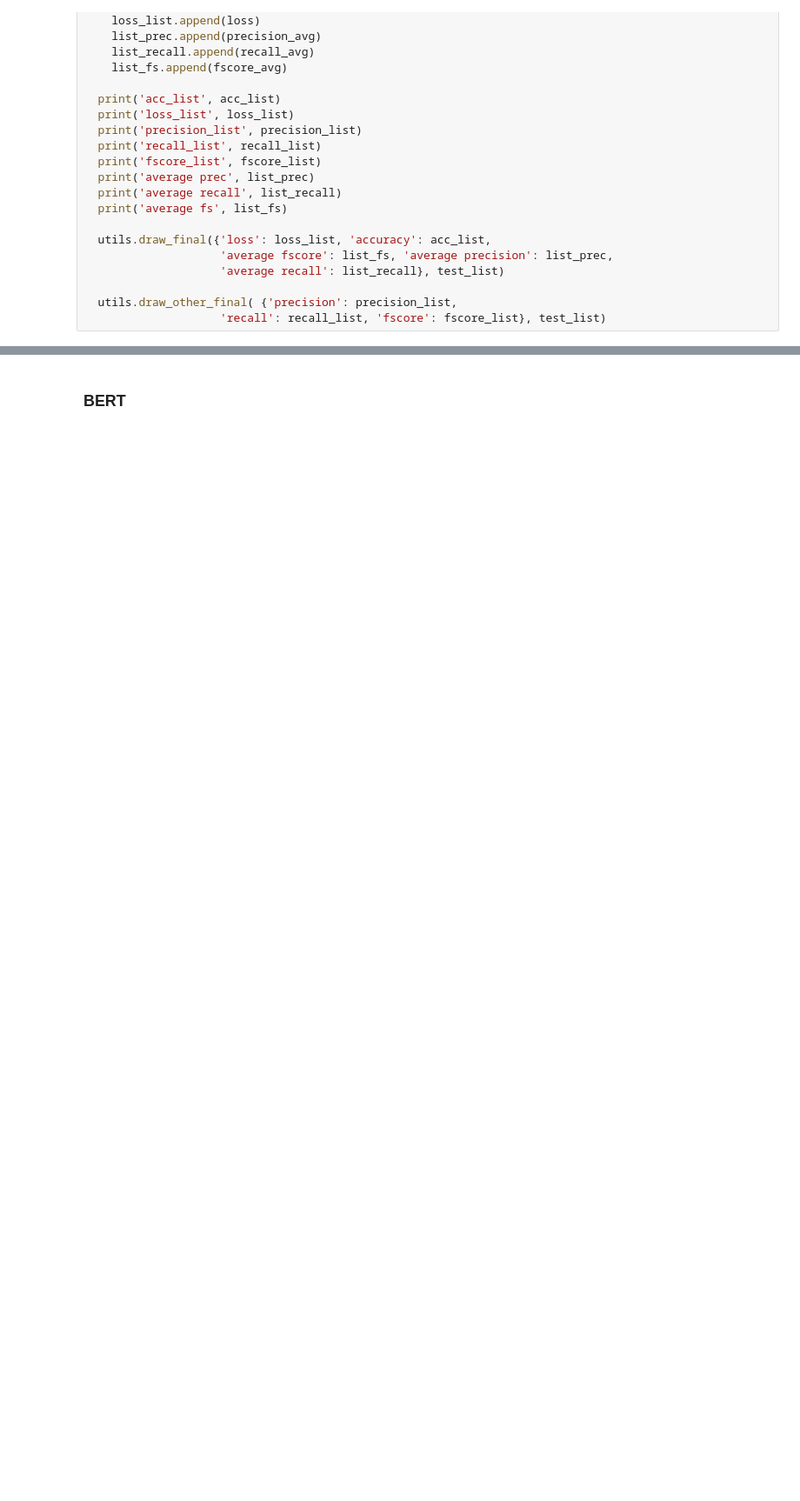
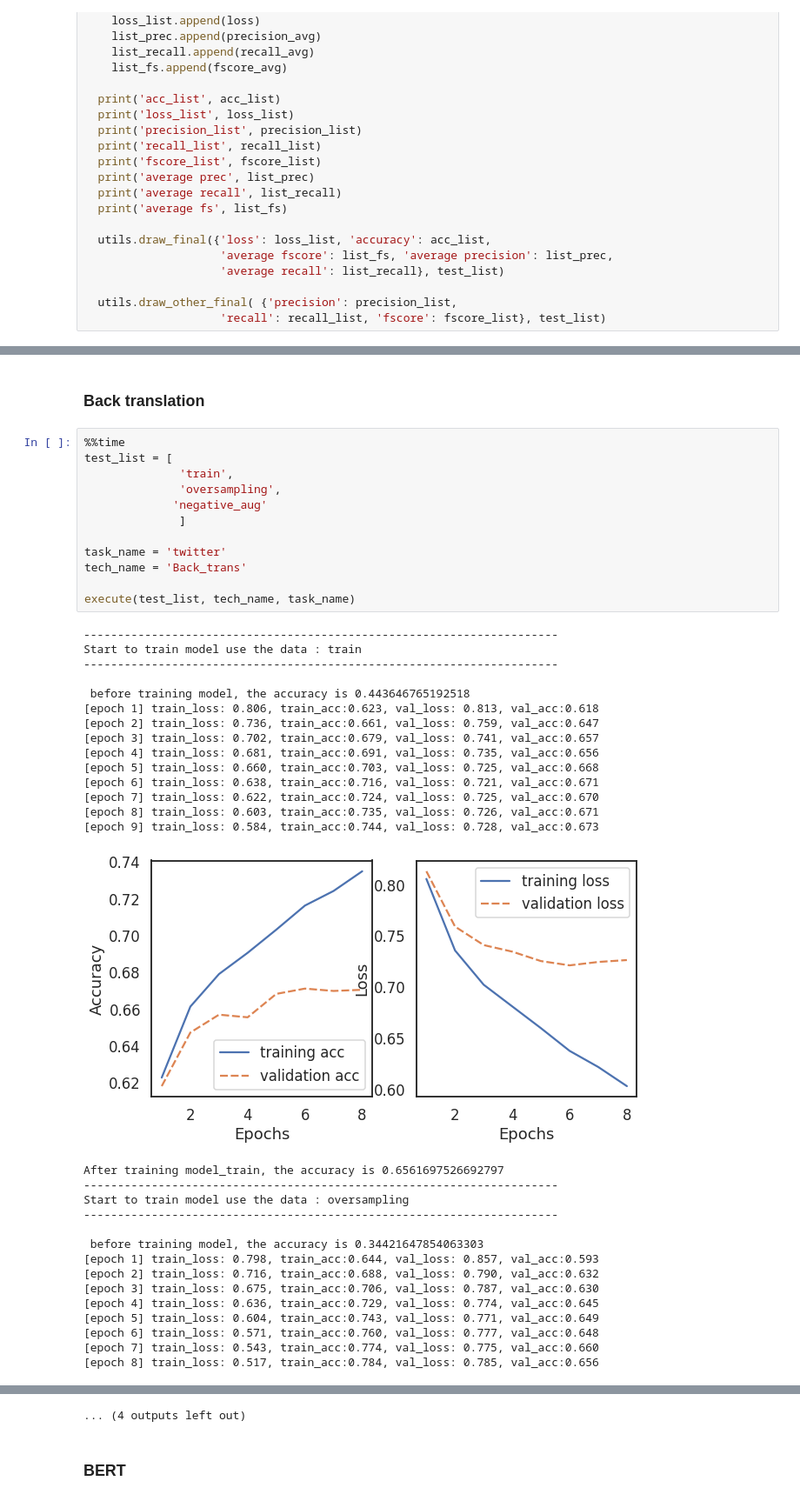
Before and after one commit to Roger-G/Data-augmentation, a Jupyter notebook: Bert_classification.ipynb, the cells around one changed output, grey strips where cells are left out. Shown at 87% size. Drawn from its saved outputs; the diff is of its cells as text; blank space fills up the shorter version.

```diff
--- a/Bert_classification.ipynb
+++ b/Bert_classification.ipynb
@@ -450,0 +682,44 @@ def execute(test_list, tech_name, task_name):
+# %% [markdown]
+### Back translation
+# %%
+%%time
+test_list = [
+              'train',
+              'oversampling',
+             'negative_aug'
+              ]
+
+task_name = 'twitter'
+tech_name = 'Back_trans'
+
+execute(test_list, tech_name, task_name)
+# %% [output]
+----------------------------------------------------------------------
+Start to train model use the data : train
+----------------------------------------------------------------------
+
+ before training model, the accuracy is 0.443646765192518
+[epoch 1] train_loss: 0.806, train_acc:0.623, val_loss: 0.813, val_acc:0.618
+[epoch 2] train_loss: 0.736, train_acc:0.661, val_loss: 0.759, val_acc:0.647
+[epoch 3] train_loss: 0.702, train_acc:0.679, val_loss: 0.741, val_acc:0.657
+[epoch 4] train_loss: 0.681, train_acc:0.691, val_loss: 0.735, val_acc:0.656
+[epoch 5] train_loss: 0.660, train_acc:0.703, val_loss: 0.725, val_acc:0.668
+[epoch 6] train_loss: 0.638, train_acc:0.716, val_loss: 0.721, val_acc:0.671
+[epoch 7] train_loss: 0.622, train_acc:0.724, val_loss: 0.725, val_acc:0.670
+[epoch 8] train_loss: 0.603, train_acc:0.735, val_loss: 0.726, val_acc:0.671
+[epoch 9] train_loss: 0.584, train_acc:0.744, val_loss: 0.728, val_acc:0.673
+[figure, added]
+After training model_train, the accuracy is 0.6561697526692797
+----------------------------------------------------------------------
+Start to train model use the data : oversampling
+----------------------------------------------------------------------
+
+ before training model, the accuracy is 0.34421647854063303
+[epoch 1] train_loss: 0.798, train_acc:0.644, val_loss: 0.857, val_acc:0.593
+[epoch 2] train_loss: 0.716, train_acc:0.688, val_loss: 0.790, val_acc:0.632
+[epoch 3] train_loss: 0.675, train_acc:0.706, val_loss: 0.787, val_acc:0.630
+[epoch 4] train_loss: 0.636, train_acc:0.729, val_loss: 0.774, val_acc:0.645
+[epoch 5] train_loss: 0.604, train_acc:0.743, val_loss: 0.771, val_acc:0.649
+[epoch 6] train_loss: 0.571, train_acc:0.760, val_loss: 0.777, val_acc:0.648
+[epoch 7] train_loss: 0.543, train_acc:0.774, val_loss: 0.775, val_acc:0.660
+[epoch 8] train_loss: 0.517, train_acc:0.784, val_loss: 0.785, val_acc:0.656
@@ -451,3 +756,4 @@ def execute(test_list, tech_name, task_name):
+... (4 outputs left out)
 # %% [markdown]
 ### BERT
 # %%
```
Also changed, not shown: parts of 6 cells of this notebook.
